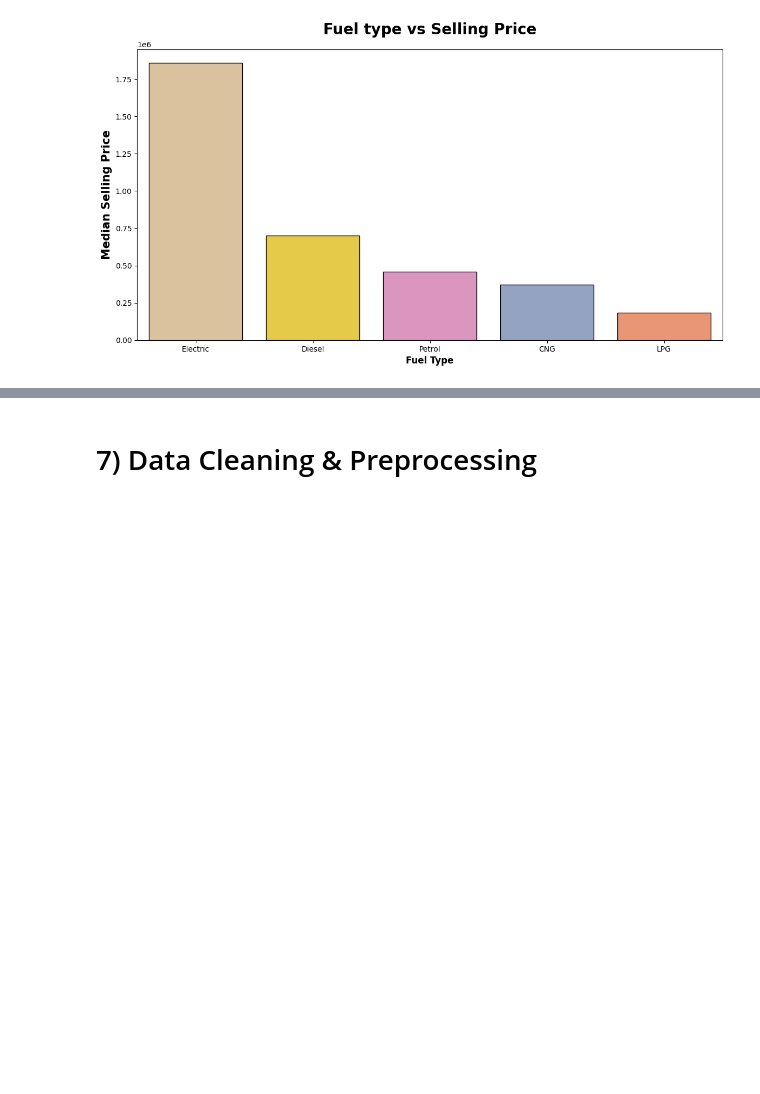
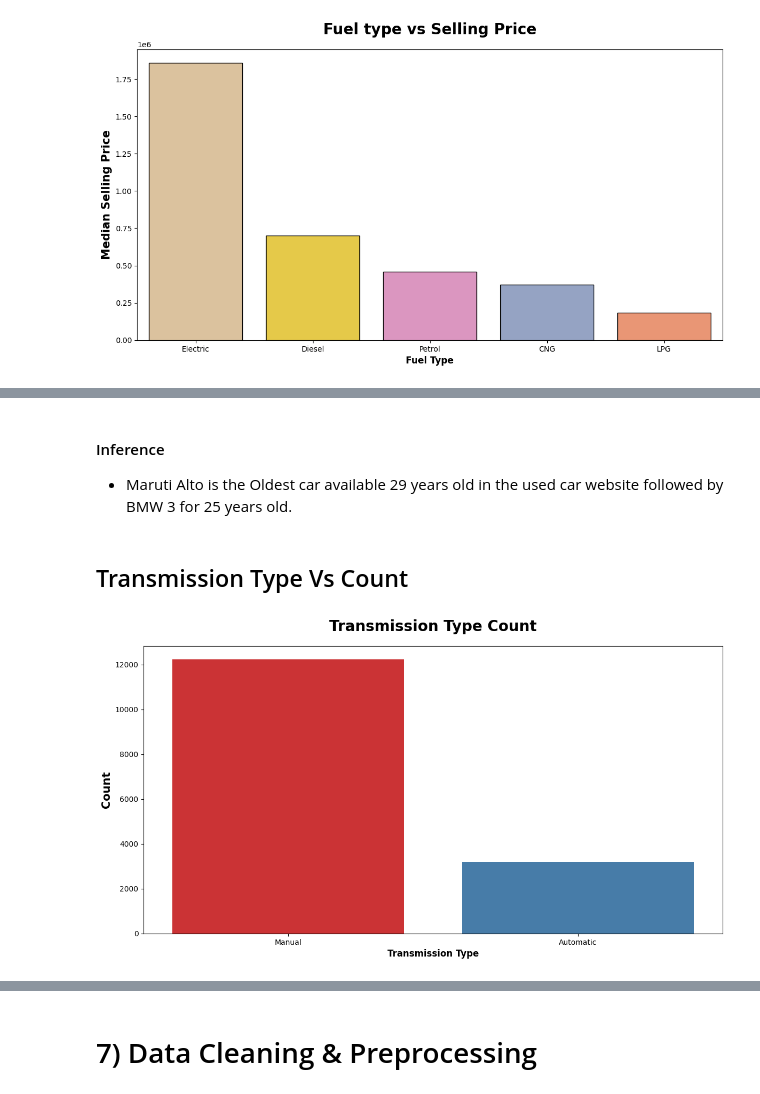
Before and after one commit to manishkr1754/CarDekho_Used_Car_Price_Prediction, a Jupyter notebook: notebooks/CarDekho Used Car Price Prediction.ipynb, the cells around one changed output, grey strips where cells are left out. Drawn from its saved outputs; the diff is of its cells as text; code cells hidden in the pictures; blank space fills up the shorter version.

```diff
--- a/notebooks/CarDekho Used Car Price Prediction.ipynb
+++ b/notebooks/CarDekho Used Car Price Prediction.ipynb
@@ -831,0 +874,14 @@ plt.show()
+# %% [markdown]
+#### Inference
+- Maruti Alto is the Oldest car available 29 years old in the used car website followed by BMW 3 for 25 years old.
+# %% [markdown]
+## Transmission Type Vs Count
+# %%
+plt.subplots(figsize=(14,7))
+sns.countplot(x='transmission_type', data=df,palette="Set1")
+plt.title("Transmission Type Count", weight="bold",fontsize=20, pad=20)
+plt.ylabel("Count", weight="bold", fontsize=15)
+plt.xlabel("Transmission Type", weight="bold", fontsize=12)
+plt.show()
+# %% [output]
+[figure, added]
```
Also changed, not shown: parts of 56 cells of this notebook.
